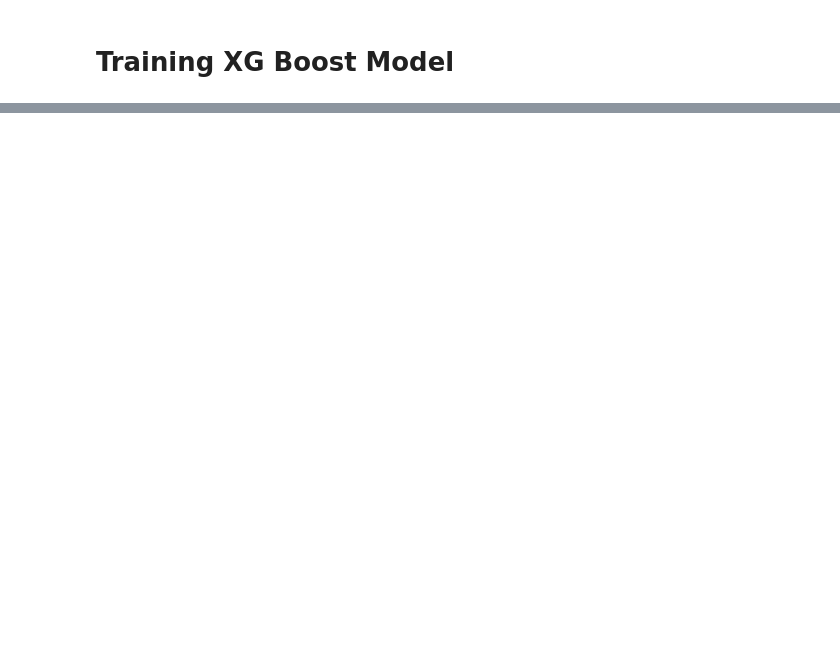
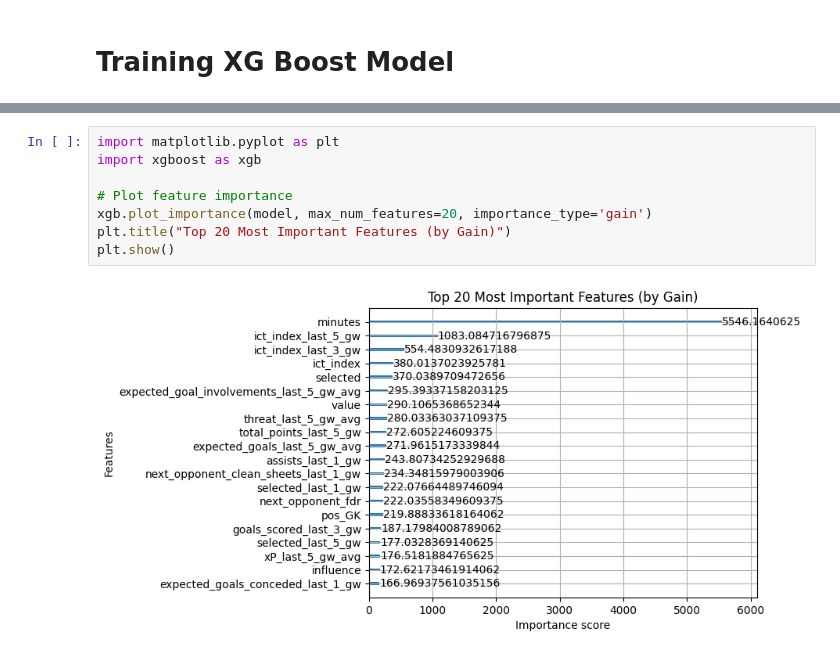
Before and after one commit to Legend11235/fpl_optimizer, a Jupyter notebook: notebooks/FPL_Optimizer.ipynb, the cells around one changed output, grey strips where cells are left out. Saved outputs shown, nothing was run; the diff lists cells and outputs as text; blank space fills up the shorter version.

```diff
--- a/notebooks/FPL_Optimizer.ipynb
+++ b/notebooks/FPL_Optimizer.ipynb
@@ -1066,0 +1207,10 @@ Likely causes:
+# %%
+import matplotlib.pyplot as plt
+import xgboost as xgb
+
+# Plot feature importance
+xgb.plot_importance(model, max_num_features=20, importance_type='gain')
+plt.title("Top 20 Most Important Features (by Gain)")
+plt.show()
+# %% [output]
+[figure, added]
```
Also changed, not shown: parts of 24 cells of this notebook, 1 other file.
